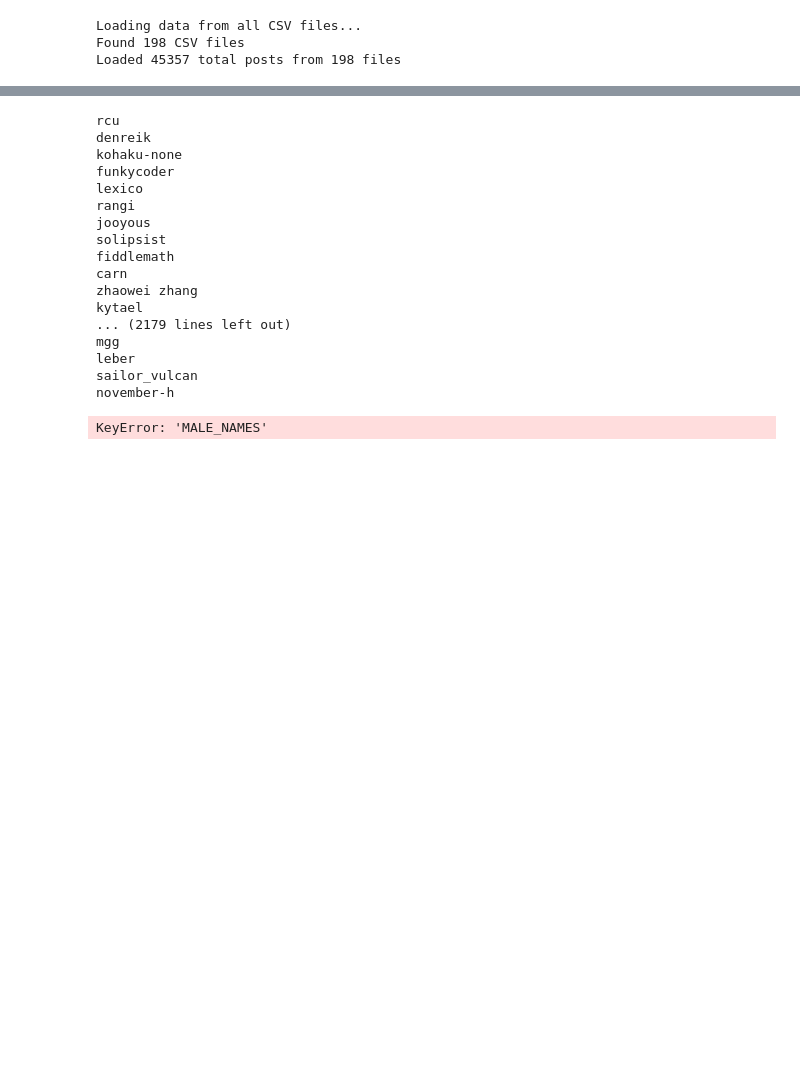
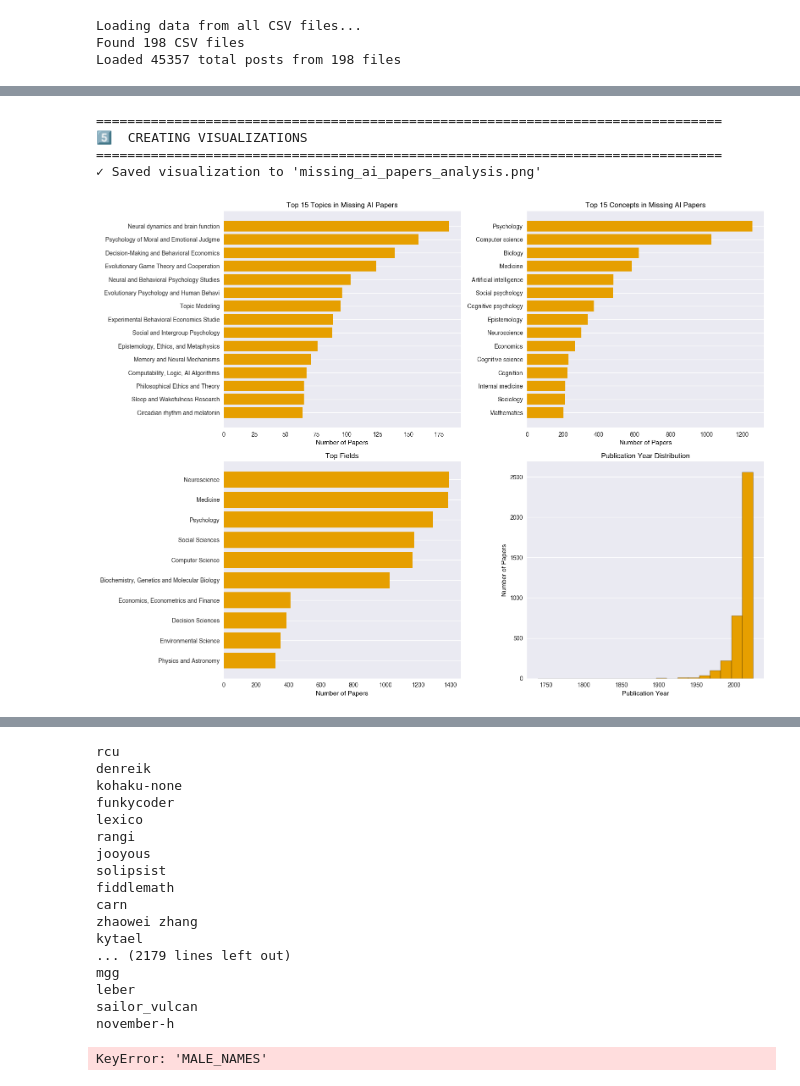
Before and after one commit to ninell-oldenburg/ai-risk-data, a Jupyter notebook: notebooks/visualize.ipynb, the cells around one changed output, grey strips where cells are left out. Drawn from its saved outputs; the diff is of its cells as text; code cells hidden in the pictures; blank space fills up the shorter version.

```diff
--- a/notebooks/visualize.ipynb
+++ b/notebooks/visualize.ipynb
@@ -468,0 +819,2 @@ if lesswrong_links:
+# %%
+ai_related_dois = no_doi_papers
@@ -468,0 +893,16 @@ if lesswrong_links:
+# %%
+print("="*80)
+print(f"ANALYZING {len(ai_related_dois)} AI-RELATED PAPERS MISSING FROM DATASET")
+print("="*80)
+print("\nFetching detailed information from OpenAlex...")
+print("This may take a while...\n")
+
+detailed_papers = []
+for i, doi in enumerate(ai_related_dois, 1):
+    print(f"Fetching {i}/{len(ai_related_dois)}: {doi}", end='\r')
+    info = get_detailed_paper_info(doi)
+    if info:
+        detailed_papers.append(info)
+    time.sleep(0.5)  # Be polite to API
+
+print(f"\n✓ Successfully fetched {len(detailed_papers)} papers")
@@ -468,0 +1162,45 @@ if lesswrong_links:
+# %%
+# =============================================================================
+# VISUALIZATION
+# =============================================================================
+
+print("\n" + "="*80)
+print("5️⃣  CREATING VISUALIZATIONS")
+print("="*80)
+
+fig, axes = plt.subplots(2, 2, figsize=(16, 12))
+
+# Plot 1: Top Topics
+top_topics = topic_counts.most_common(15)
+axes[0, 0].barh([t[0][:40] for t in reversed(top_topics)], [t[1] for t in reversed(top_topics)])
+axes[0, 0].set_xlabel('Number of Papers')
+axes[0, 0].set_title('Top 15 Topics in Missing AI Papers')
+
+# Plot 2: Top Concepts
+top_concepts = concept_counts.most_common(15)
+axes[0, 1].barh([t[0][:40] for t in reversed(top_concepts)], [t[1] for t in reversed(top_concepts)])
+axes[0, 1].set_xlabel('Number of Papers')
+axes[0, 1].set_title('Top 15 Concepts in Missing AI Papers')
+
+# Plot 3: Fields Distribution
+field_data = pd.Series(field_counts).sort_values(ascending=True).tail(10)
+axes[1, 0].barh(field_data.index, field_data.values)
+axes[1, 0].set_xlabel('Number of Papers')
+axes[1, 0].set_title('Top Fields')
+
+# Plot 4: Publication Years
+years = [p['publication_year'] for p in detailed_papers if p['publication_year']]
+axes[1, 1].hist(years, bins=20, edgecolor='black')
+axes[1, 1].set_xlabel('Publication Year')
+axes[1, 1].set_ylabel('Number of Papers')
+axes[1, 1].set_title('Publication Year Distribution')
+
+plt.tight_layout()
+plt.savefig('missing_ai_papers_analysis.png', dpi=300, bbox_inches='tight')
+print("✓ Saved visualization to 'missing_ai_papers_analysis.png'")
+# %% [output]
+================================================================================
+5️⃣  CREATING VISUALIZATIONS
+================================================================================
+✓ Saved visualization to 'missing_ai_papers_analysis.png'
+[figure, added]
```
Also changed, not shown: parts of 24 cells of this notebook, 2 other files.
